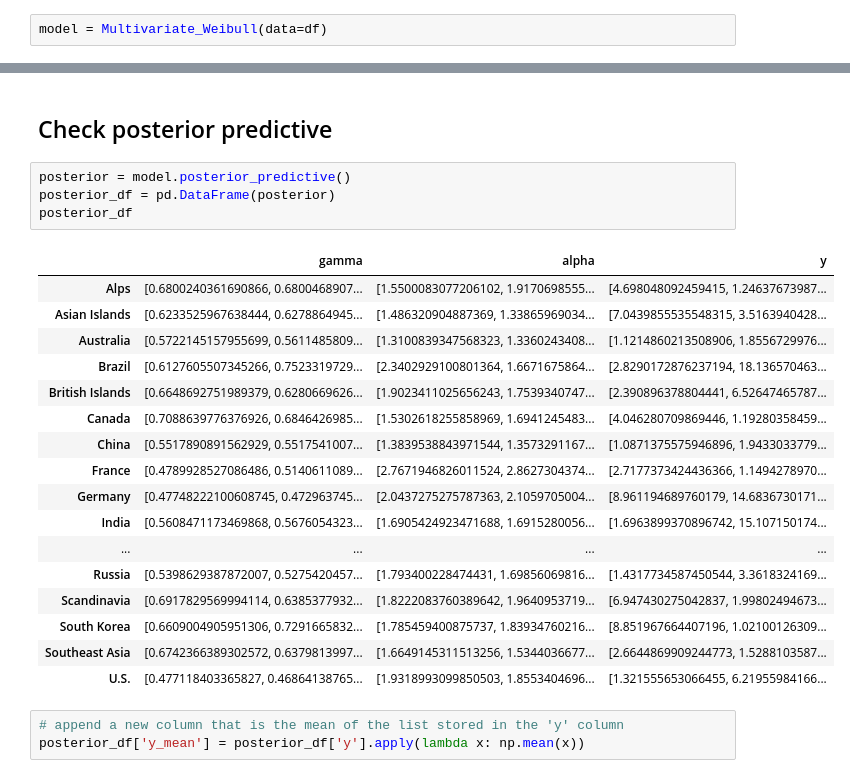
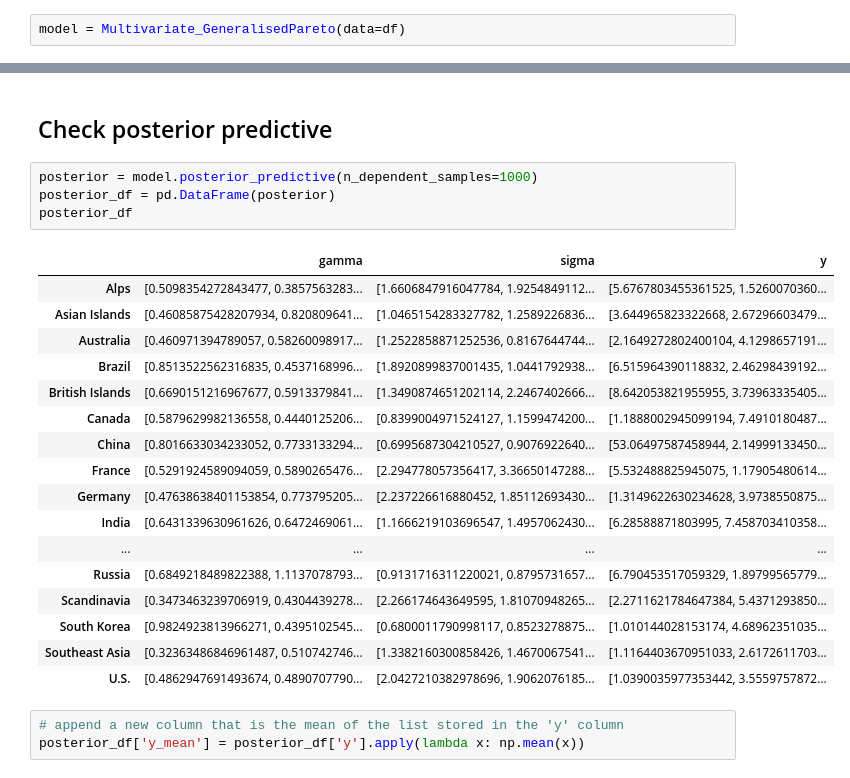
Before and after one commit to plhocker/top_wealth_thesis, a Jupyter notebook: Notebooks/trying_out/test.ipynb, the cells around one changed output, grey strips where cells are left out. Drawn from its saved outputs; the diff is of its cells as text.

```diff
--- a/Notebooks/trying_out/test.ipynb
+++ b/Notebooks/trying_out/test.ipynb
@@ -16,7 +16,7 @@ from thesis_tools.models.bayesian_multivariate_cross_sectional import *
 # %%
 df = read_billionaires_data(only_years=['2018'])
 # %%
-model = Multivariate_Weibull(data=df)
+model = Multivariate_GeneralisedPareto(data=df)
 # %%
 model.fit()
 # %% [output]
@@ -95,27 +102,27 @@ prior_summary.get_group('gamma_obs')
 # %% [markdown]
 ## Check posterior predictive
 # %%
-posterior = model.posterior_predictive()
+posterior = model.posterior_predictive(n_dependent_samples=1000)
 posterior_df = pd.DataFrame(posterior)
 posterior_df
 # %% [output]
-|  | gamma | alpha | y |
-| Alps | [0.6800240361690866, 0.6800468907... | [1.5500083077206102, 1.9170698555... | [4.698048092459415, 1.24637673987... |
-| Asian Islands | [0.6233525967638444, 0.6278864945... | [1.486320904887369, 1.33865969034... | [7.0439855535548315, 3.5163940428... |
-| Australia | [0.5722145157955699, 0.5611485809... | [1.3100839347568323, 1.3360243408... | [1.1214860213508906, 1.8556729976... |
-| Brazil | [0.6127605507345266, 0.7523319729... | [2.3402929100801364, 1.6671675864... | [2.8290172876237194, 18.136570463... |
-| British Islands | [0.6648692751989379, 0.6280669626... | [1.9023411025656243, 1.7539340747... | [2.390896378804441, 6.52647465787... |
-| Canada | [0.7088639776376926, 0.6846426985... | [1.5302618255858969, 1.6941245483... | [4.046280709869446, 1.19280358459... |
-| China | [0.5517890891562929, 0.5517541007... | [1.3839538843971544, 1.3573291167... | [1.0871375575946896, 1.9433033779... |
-| France | [0.4789928527086486, 0.5140611089... | [2.7671946826011524, 2.8627304374... | [2.7177373424436366, 1.1494278970... |
-| Germany | [0.47748222100608745, 0.472963745... | [2.0437275275787363, 2.1059705004... | [8.961194689760179, 14.6836730171... |
-| India | [0.5608471173469868, 0.5676054323... | [1.6905424923471688, 1.6915280056... | [1.6963899370896742, 15.107150174... |
+|  | gamma | sigma | y |
+| Alps | [0.5098354272843477, 0.3857563283... | [1.6606847916047784, 1.9254849112... | [5.6767803455361525, 1.5260070360... |
+| Asian Islands | [0.46085875428207934, 0.820809641... | [1.0465154283327782, 1.2589226836... | [3.644965823322668, 2.67296603479... |
+| Australia | [0.460971394789057, 0.58260098917... | [1.2522858871252536, 0.8167644744... | [2.1649272802400104, 4.1298657191... |
+| Brazil | [0.8513522562316835, 0.4537168996... | [1.8920899837001435, 1.0441792938... | [6.515964390118832, 2.46298439192... |
+| British Islands | [0.6690151216967677, 0.5913379841... | [1.3490874651202114, 2.2467402666... | [8.642053821955955, 3.73963335405... |
+| Canada | [0.5879629982136558, 0.4440125206... | [0.8399004971524127, 1.1599474200... | [1.1888002945099194, 7.4910180487... |
+| China | [0.8016633034233052, 0.7733133294... | [0.6995687304210527, 0.9076922640... | [53.06497587458944, 2.14999133450... |
+| France | [0.5291924589094059, 0.5890265476... | [2.294778057356417, 3.36650147288... | [5.532488825945075, 1.17905480614... |
+| Germany | [0.47638638401153854, 0.773795205... | [2.237226616880452, 1.85112693430... | [1.3149622630234628, 3.9738550875... |
+| India | [0.6431339630961626, 0.6472469061... | [1.1666219103696547, 1.4957062430... | [6.28588871803995, 7.458703410358... |
 | ... | ... | ... | ... |
-| Russia | [0.5398629387872007, 0.5275420457... | [1.793400228474431, 1.69856069816... | [1.4317734587450544, 3.3618324169... |
-| Scandinavia | [0.6917829569994114, 0.6385377932... | [1.8222083760389642, 1.9640953719... | [6.947430275042837, 1.99802494673... |
-| South Korea | [0.6609004905951306, 0.7291665832... | [1.785459400875737, 1.83934760216... | [8.851967664407196, 1.02100126309... |
-| Southeast Asia | [0.6742366389302572, 0.6379813997... | [1.6649145311513256, 1.5344036677... | [2.6644869909244773, 1.5288103587... |
-| U.S. | [0.477118403365827, 0.46864138765... | [1.9318993099850503, 1.8553404696... | [1.321555653066455, 6.21955984166... |
+| Russia | [0.6849218489822388, 1.1137078793... | [0.9131716311220021, 0.8795731657... | [6.790453517059329, 1.89799565779... |
+| Scandinavia | [0.3473463239706919, 0.4304439278... | [2.266174643649595, 1.81070948265... | [2.2711621784647384, 5.4371293850... |
+| South Korea | [0.9824923813966271, 0.4395102545... | [0.6800011790998117, 0.8523278875... | [1.010144028153174, 4.68962351035... |
+| Southeast Asia | [0.32363486846961487, 0.510742746... | [1.3382160300858426, 1.4670067541... | [1.1164403670951033, 2.6172611703... |
+| U.S. | [0.4862947691493674, 0.4890707790... | [2.0427210382978696, 1.9062076185... | [1.0390035977353442, 3.5559757872... |
 # %%
 # append a new column that is the mean of the list stored in the 'y' column
 posterior_df['y_mean'] = posterior_df['y'].apply(lambda x: np.mean(x))
```
Also changed, not shown: parts of 10 cells of this notebook, 1 other file.
